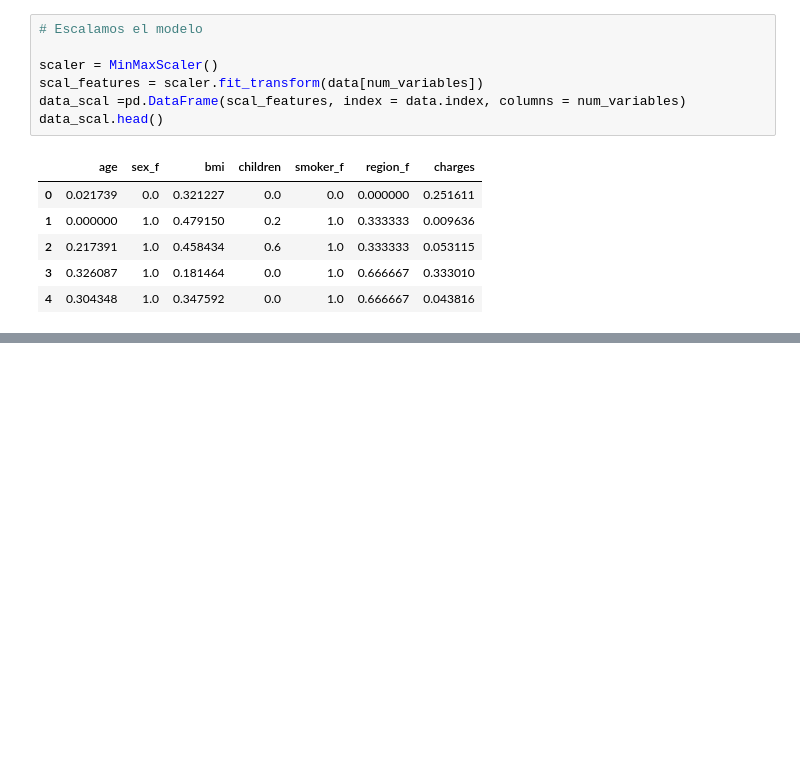
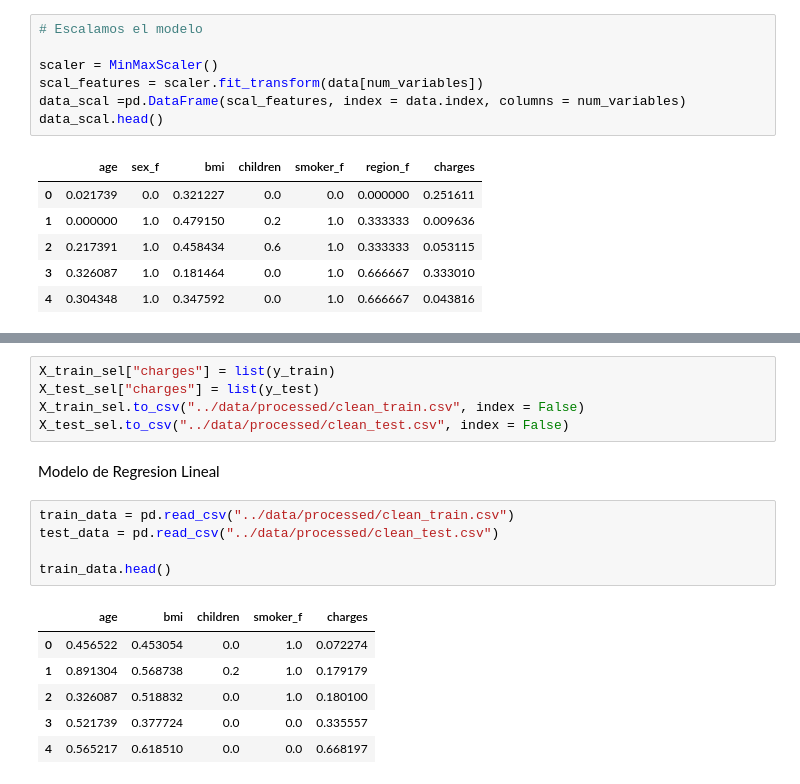
Before and after one commit to amalia1501/Tutorial-de-Proyecto-de-Regresi-n-Lineal, a Jupyter notebook: src/explore.ipynb, the cells around one changed output, grey strips where cells are left out. Cells and saved outputs as stored; diff of their text form; blank space fills up the shorter version.

```diff
--- a/src/explore.ipynb
+++ b/src/explore.ipynb
@@ -180,0 +224,19 @@ data_scal.head()
+# %%
+X_train_sel["charges"] = list(y_train)
+X_test_sel["charges"] = list(y_test)
+X_train_sel.to_csv("../data/processed/clean_train.csv", index = False)
+X_test_sel.to_csv("../data/processed/clean_test.csv", index = False)
+# %% [markdown]
+Modelo de Regresion Lineal
+# %%
+train_data = pd.read_csv("../data/processed/clean_train.csv")
+test_data = pd.read_csv("../data/processed/clean_test.csv")
+
+train_data.head()
+# %% [output]
+|  | age | bmi | children | smoker_f | charges |
+| 0 | 0.456522 | 0.453054 | 0.0 | 1.0 | 0.072274 |
+| 1 | 0.891304 | 0.568738 | 0.2 | 1.0 | 0.179179 |
+| 2 | 0.326087 | 0.518832 | 0.0 | 1.0 | 0.180100 |
+| 3 | 0.521739 | 0.377724 | 0.0 | 0.0 | 0.335557 |
+| 4 | 0.565217 | 0.618510 | 0.0 | 0.0 | 0.668197 |
```
Also changed, not shown: parts of 7 cells of this notebook, 2 other files.
